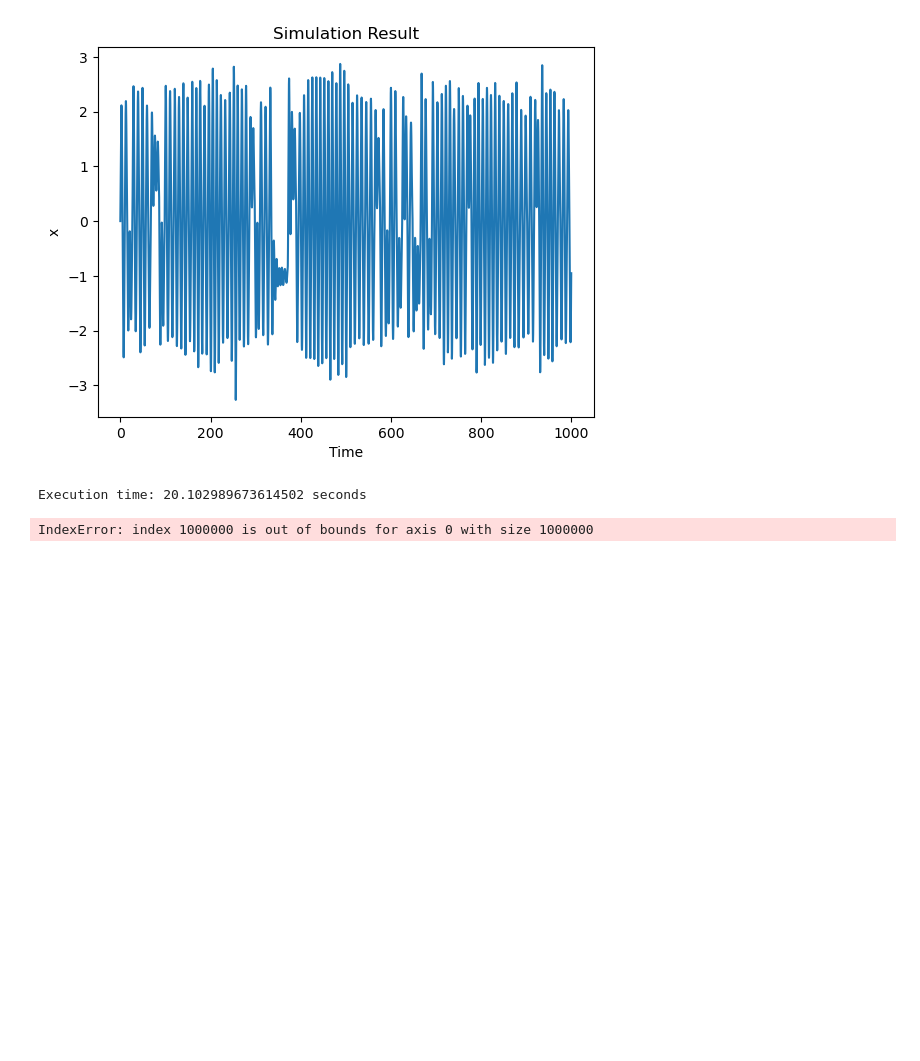
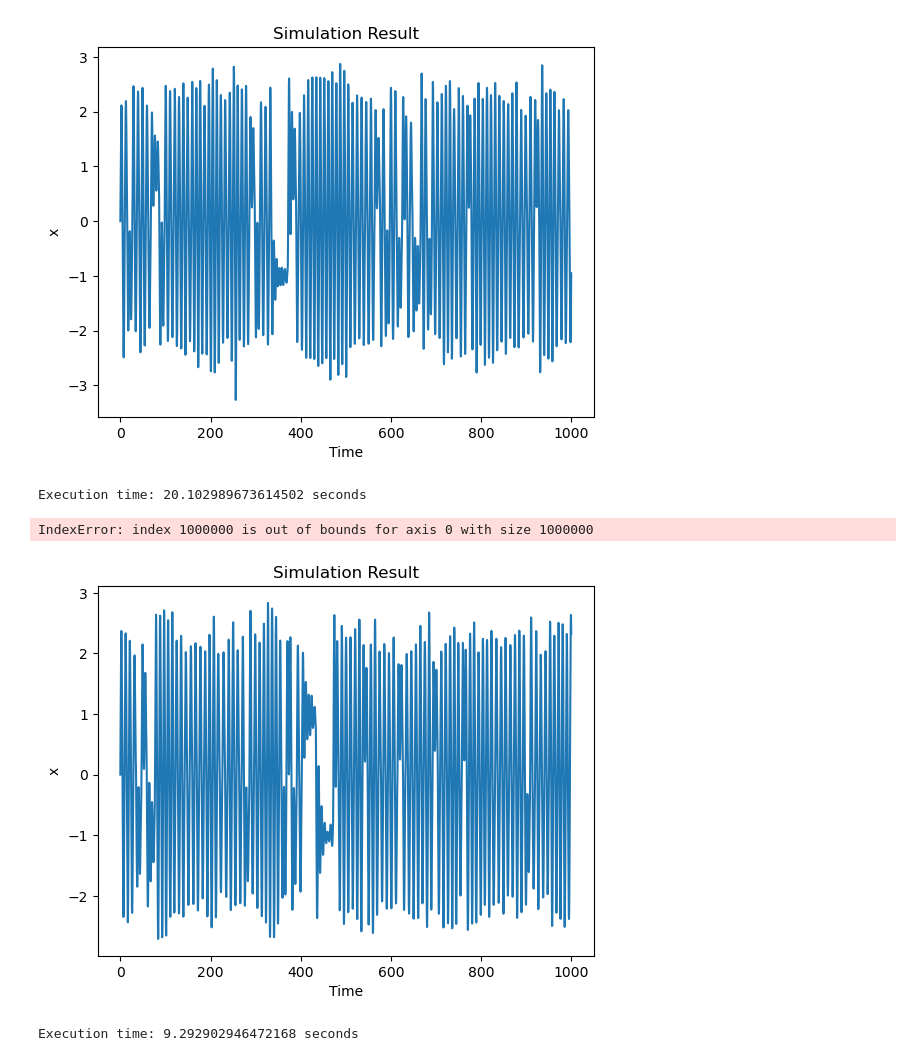
Before and after one commit to JiPang22/X-Xs_rk4_python, a Jupyter notebook: X-Xs_rk4.ipynb, the cells around one changed output. Saved outputs shown, nothing was run; the diff lists cells and outputs as text; code cells hidden in the pictures; blank space fills up the shorter version.

```diff
--- a/X-Xs_rk4.ipynb
+++ b/X-Xs_rk4.ipynb
@@ -220,12 +220,76 @@ def integrate_ode():
 
 # Plotting
 start_time = time.time()  # 시작 시간 기록
-t, x = integrate_ode()  # 미분방정식을 적분하고 시간 배열과 x의 해를 얻습니다
-plt.plot(t, x)  # 시간에 따른 x를 플로팅합니다
+t, x, xs = integrate_ode()  # 미분방정식을 적분하고 시간 배열과 x의 해를 얻습니다
+#plt.plot(t, x)  # 시간에 따른 x를 플로팅합니다
+plt.plot(t, xs)  # 시간에 따른 xs를 플로팅합니다
 plt.xlabel('Time')  # x축 레이블 설정
-plt.ylabel('x')  # y축 레이블 설정
+#plt.ylabel('x')  # y축 레이블 설정
+plt.ylabel('xs')  # y축 레이블 설정
 plt.title('Simulation Result')  # 그래프 제목 설정
 plt.show()  # 그래프를 출력합니다
 print("Execution time: %s seconds" % (time.time() - start_time))  # 실행 시간을 출력합니다
 # %% [output]
 IndexError: index 1000000 is out of bounds for axis 0 with size 1000000
+# %%
+import numpy as np
+import matplotlib.pyplot as plt
+from scipy.integrate import solve_ivp
+from numba import jit
+import time
+
+# Parameters
+tau = 15.
+gam = 0.1
+tmax = 1000.
+dt = 1.e-3
+imax = int(tmax / dt)
+
+# Generate noise (not JIT compiled)
+def generate_noise(imax):
+    noise = np.zeros(imax)
+    for i in range(imax):
+        u1 = np.random.rand(1)
+        u2 = np.random.rand(1)
+        z1 = np.sqrt(-2. * np.log(u1)) * np.cos(2.*np.pi* u2)
+        noise[i] = z1[0]
+    return noise
+
+# Define functions for ODE (JIT compiled)
+@jit(nopython=True)
+def fx(t, x, v):
+    return v
+
+@jit(nopython=True)
+def fxs(t, x, xs):
+    return (x - xs) / tau
+
+@jit(nopython=True)
+def fv(t, x, xs, v, noise):
+    return -gam * v - x + np.sign(x - xs) + noise
+
+# Integrate ODE using solve_ivp
+def integrate_ode():
+    noise = generate_noise(imax)
+    t_span = (0, tmax)
+    y0 = [0, 0, 1]  # Initial conditions: x, xs, v
+    t_eval = np.linspace(0, tmax, imax)
+    sol = solve_ivp(lambda t, y: [fx(t, y[0], y[2]),
+                                   fxs(t, y[0], y[1]),
+                                   fv(t, y[0], y[1], y[2], noise[int(t / dt) - 1])],
+                    t_span, y0, t_eval=t_eval)
+    return sol.t, sol.y[0]
+
+# Plotting
+start_time = time.time()
+t, x = integrate_ode()
+plt.plot(t, x)
+plt.xlabel('Time')
+plt.ylabel('x')
+plt.title('Simulation Result')
+plt.savefig('test.png')
+plt.show()
+print("Execution time: %s seconds" % (time.time() - start_time))
+# %% [output]
+[figure, added]
+Execution time: 9.292902946472168 seconds
```
Also changed, not shown: 4 other files.
